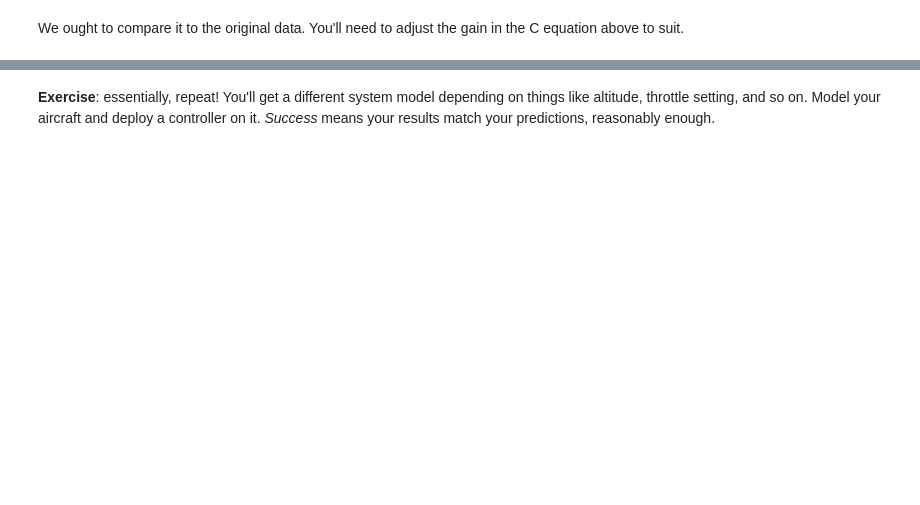
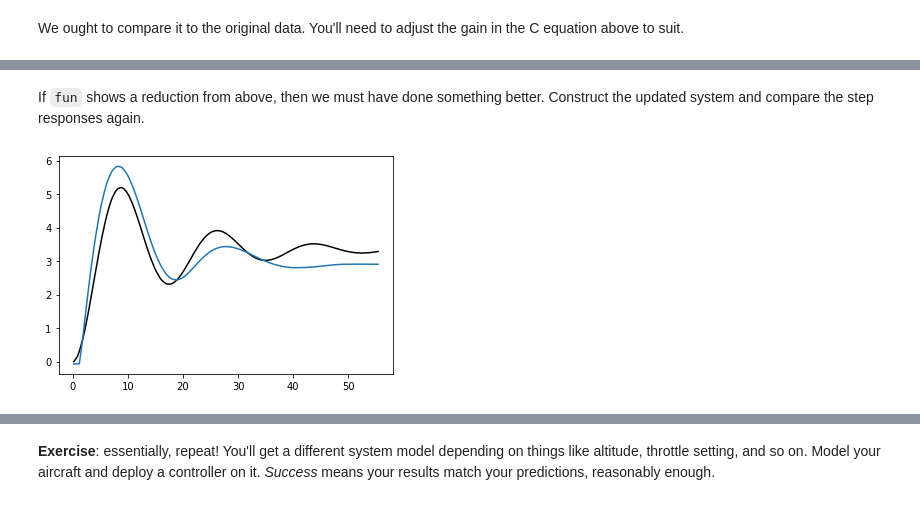
Before and after one commit to arthurrichards77/control_tutorial, a Jupyter notebook: model.ipynb, the cells around one changed output, grey strips where cells are left out. Drawn from its saved outputs; the diff is of its cells as text; code cells hidden in the pictures; blank space fills up the shorter version.

```diff
--- a/model.ipynb
+++ b/model.ipynb
@@ -128,0 +108,14 @@ Processed 165 lines.
+# %%
+# first define mismatch cost
+def sys_id_cost(p_in):
+    A2 = A + np.array([[0,0], [p_in[0], p_in[1]]])
+    B2 = B + np.array([[p_in[2]], [p_in[3]]])
+    (_, y_eval) = scipy.signal.step((A2, B2, C, D),
+                                    T=t_data)
+    errors = u_ss*y_eval - y_data
+    return sum(errors*errors)
+
+# test it with initial guess
+p0 = [0.0, 0.0, 0.0, 0.0]
+print('Initial error cost:',
+      sys_id_cost(p0))
@@ -128,0 +128,6 @@ Processed 165 lines.
+# %%
+# now minimize this cost
+res = scipy.optimize.minimize(sys_id_cost,
+                              p0,
+                              method='BFGS')
+print(res)
@@ -128,0 +152,17 @@ Processed 165 lines.
+# %% [markdown]
+If `fun` shows a reduction from above, then we must have done something better.  Construct the updated system and compare the step responses again.
+# %%
+# let's see what it gave us
+p = res.x
+A3 = A + np.array([[0, 0], [p[0], p[1]]])
+B3 = B + np.array([[p[2]], [p[3]]])
+C = np.array([[1.0, 0]])
+D = np.array([0.0])
+(t_mdl, y_mdl) = scipy.signal.step((A3, B3, C, D),
+                                   T=t_data)
+plt.figure()
+plt.plot(t_mdl,u_ss*y_mdl,'k')
+plt.plot(t_data,y_data) # compare with real data
+plt.show()
+# %% [output]
+[figure, added]
```
Also changed, not shown: parts of 34 cells of this notebook, 4 other files.
